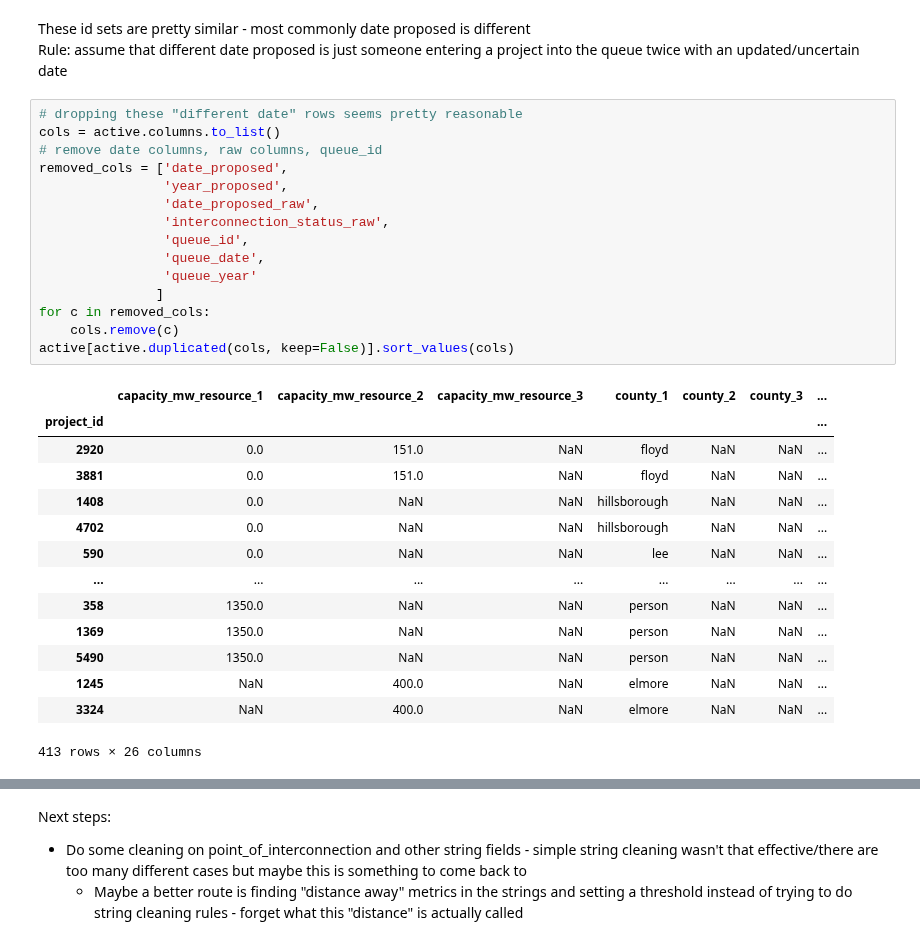
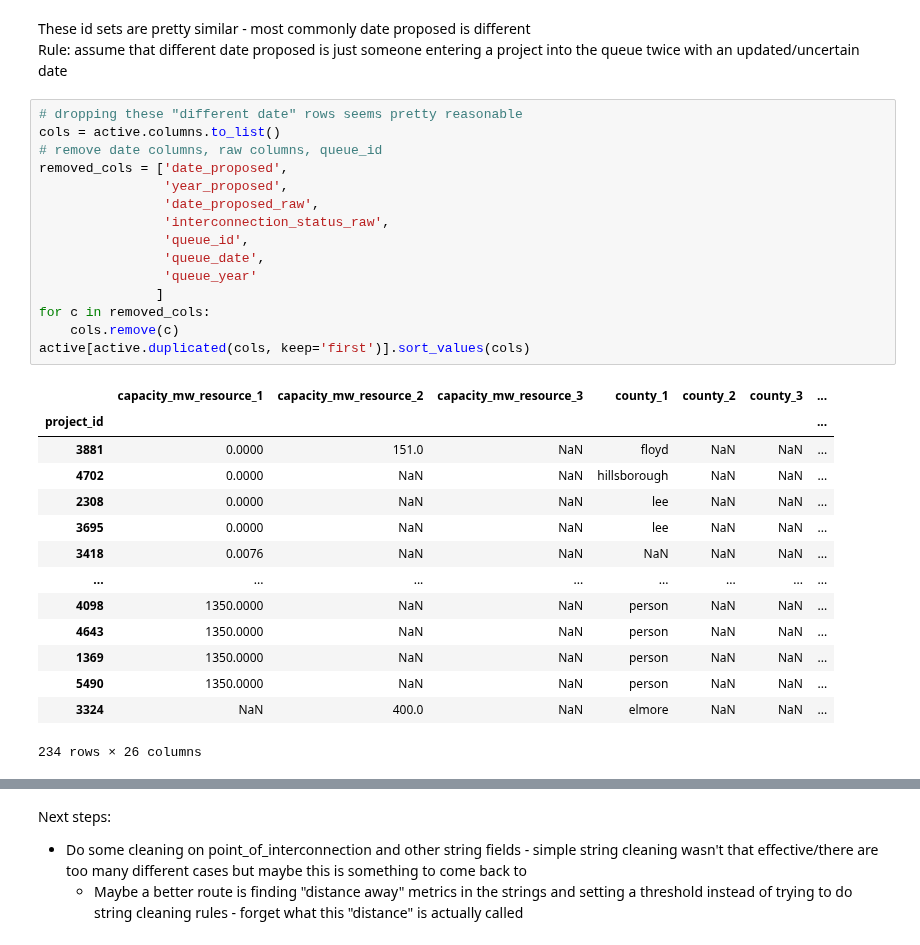
Before and after one commit to deployment-gap-model-education-fund/deployment-gap-model, a Jupyter notebook: notebooks/02-kl-deduplicate_active_iso_queue.ipynb, the cells around one changed output, grey strips where cells are left out. Cells and saved outputs as stored; diff of their text form.

```diff
--- a/notebooks/02-kl-deduplicate_active_iso_queue.ipynb
+++ b/notebooks/02-kl-deduplicate_active_iso_queue.ipynb
@@ -205,30 +208,30 @@ Rule: assume that different date proposed is just someone entering a project int
 # %%
 # dropping these "different date" rows seems pretty reasonable
 cols = active.columns.to_list()
 # remove date columns, raw columns, queue_id
 removed_cols = ['date_proposed',
                 'year_proposed',
                 'date_proposed_raw',
                 'interconnection_status_raw',
                 'queue_id',
                 'queue_date',
                 'queue_year'
                ]
 for c in removed_cols:
     cols.remove(c)
-active[active.duplicated(cols, keep=False)].sort_values(cols)
+active[active.duplicated(cols, keep='first')].sort_values(cols)
 # %% [output]
 |  | capacity_mw_resource_1 | capacity_mw_resource_2 | capacity_mw_resource_3 | county_1 | county_2 | county_3 | ... |
 | project_id |  |  |  |  |  |  | ... |
-| 2920 | 0.0 | 151.0 | NaN | floyd | NaN | NaN | ... |
-| 3881 | 0.0 | 151.0 | NaN | floyd | NaN | NaN | ... |
-| 1408 | 0.0 | NaN | NaN | hillsborough | NaN | NaN | ... |
-| 4702 | 0.0 | NaN | NaN | hillsborough | NaN | NaN | ... |
-| 590 | 0.0 | NaN | NaN | lee | NaN | NaN | ... |
+| 3881 | 0.0000 | 151.0 | NaN | floyd | NaN | NaN | ... |
+| 4702 | 0.0000 | NaN | NaN | hillsborough | NaN | NaN | ... |
+| 2308 | 0.0000 | NaN | NaN | lee | NaN | NaN | ... |
+| 3695 | 0.0000 | NaN | NaN | lee | NaN | NaN | ... |
+| 3418 | 0.0076 | NaN | NaN | NaN | NaN | NaN | ... |
 | ... | ... | ... | ... | ... | ... | ... | ... |
-| 358 | 1350.0 | NaN | NaN | person | NaN | NaN | ... |
-| 1369 | 1350.0 | NaN | NaN | person | NaN | NaN | ... |
-| 5490 | 1350.0 | NaN | NaN | person | NaN | NaN | ... |
-| 1245 | NaN | 400.0 | NaN | elmore | NaN | NaN | ... |
+| 4098 | 1350.0000 | NaN | NaN | person | NaN | NaN | ... |
+| 4643 | 1350.0000 | NaN | NaN | person | NaN | NaN | ... |
+| 1369 | 1350.0000 | NaN | NaN | person | NaN | NaN | ... |
+| 5490 | 1350.0000 | NaN | NaN | person | NaN | NaN | ... |
 | 3324 | NaN | 400.0 | NaN | elmore | NaN | NaN | ... |
-413 rows × 26 columns
+234 rows × 26 columns
```
Also changed, not shown: parts of 42 cells of this notebook.
